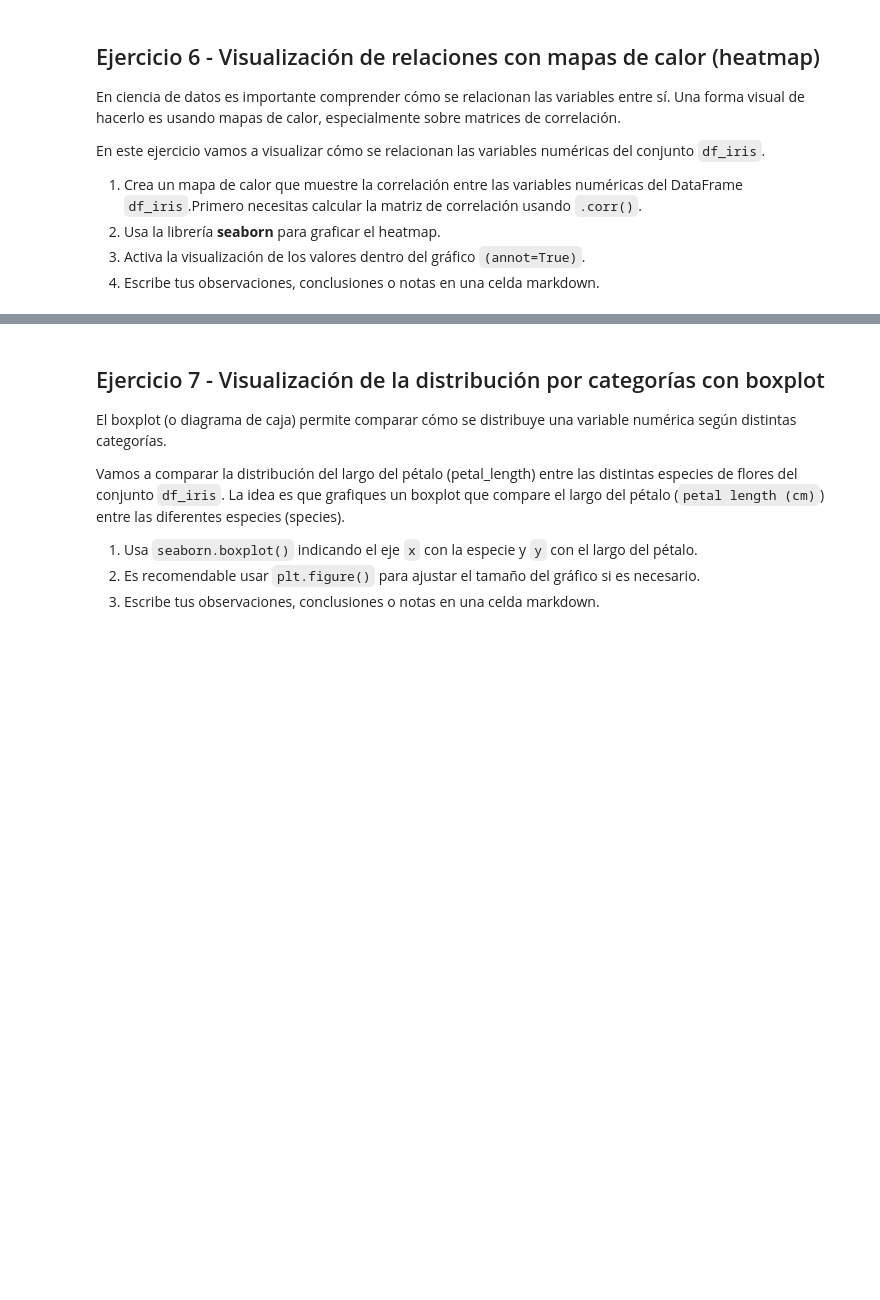
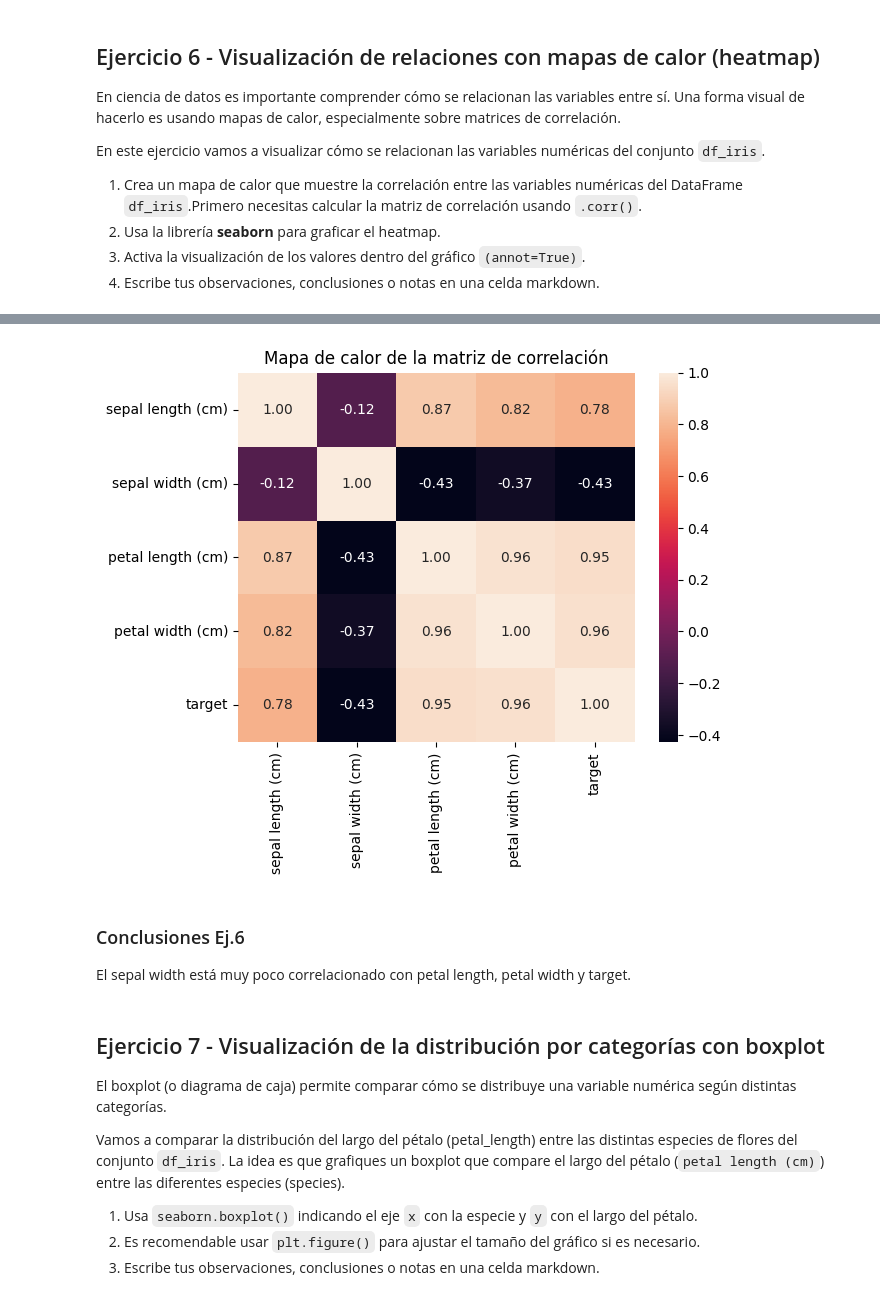
Before and after one commit to 4GeeksAcademy/sarayruiz---visualizacion, a Jupyter notebook: notebook/03-project-visualization.ipynb, the cells around one changed output, grey strips where cells are left out. Cells and saved outputs as stored; diff of their text form; code cells hidden in the pictures; blank space fills up the shorter version.

```diff
--- a/notebook/03-project-visualization.ipynb
+++ b/notebook/03-project-visualization.ipynb
@@ -275,3 +295,8 @@ En este ejercicio vamos a visualizar cómo se relacionan las variables numérica
 4. Escribe tus observaciones, conclusiones o notas en una celda markdown.
 # %%
 # Calcular la matriz de correlación
+iris = load_iris(as_frame = True)
+df_iris = iris.frame
+
+matriz_correlacion = df_iris.corr()
+matriz_correlacion
@@ -278,5 +310,13 @@ En este ejercicio vamos a visualizar cómo se relacionan las variables numérica
 # %%
 # Crear el heatmap
+sns.heatmap(matriz_correlacion, annot=True, fmt=".2f")
+plt.title('Mapa de calor de la matriz de correlación')
+plt.show()
+# %% [output]
+[figure, added]
+# %% [markdown]
+### Conclusiones Ej.6
+El sepal width está muy poco correlacionado con petal length, petal width y target.
 # %% [markdown]
 ## Ejercicio 7 - Visualización de la distribución por categorías con boxplot
 
```
Also changed, not shown: parts of 17 cells of this notebook.
